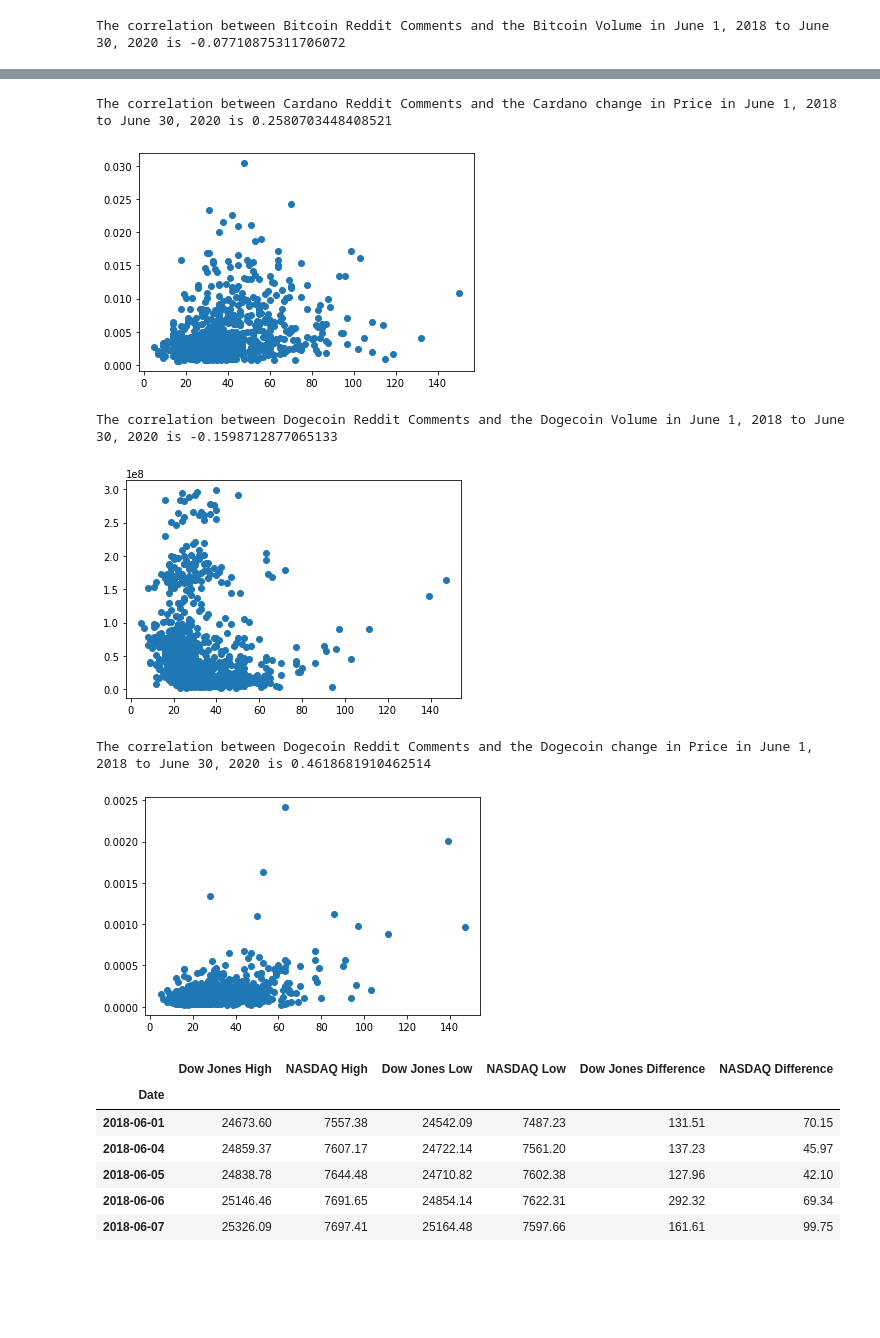
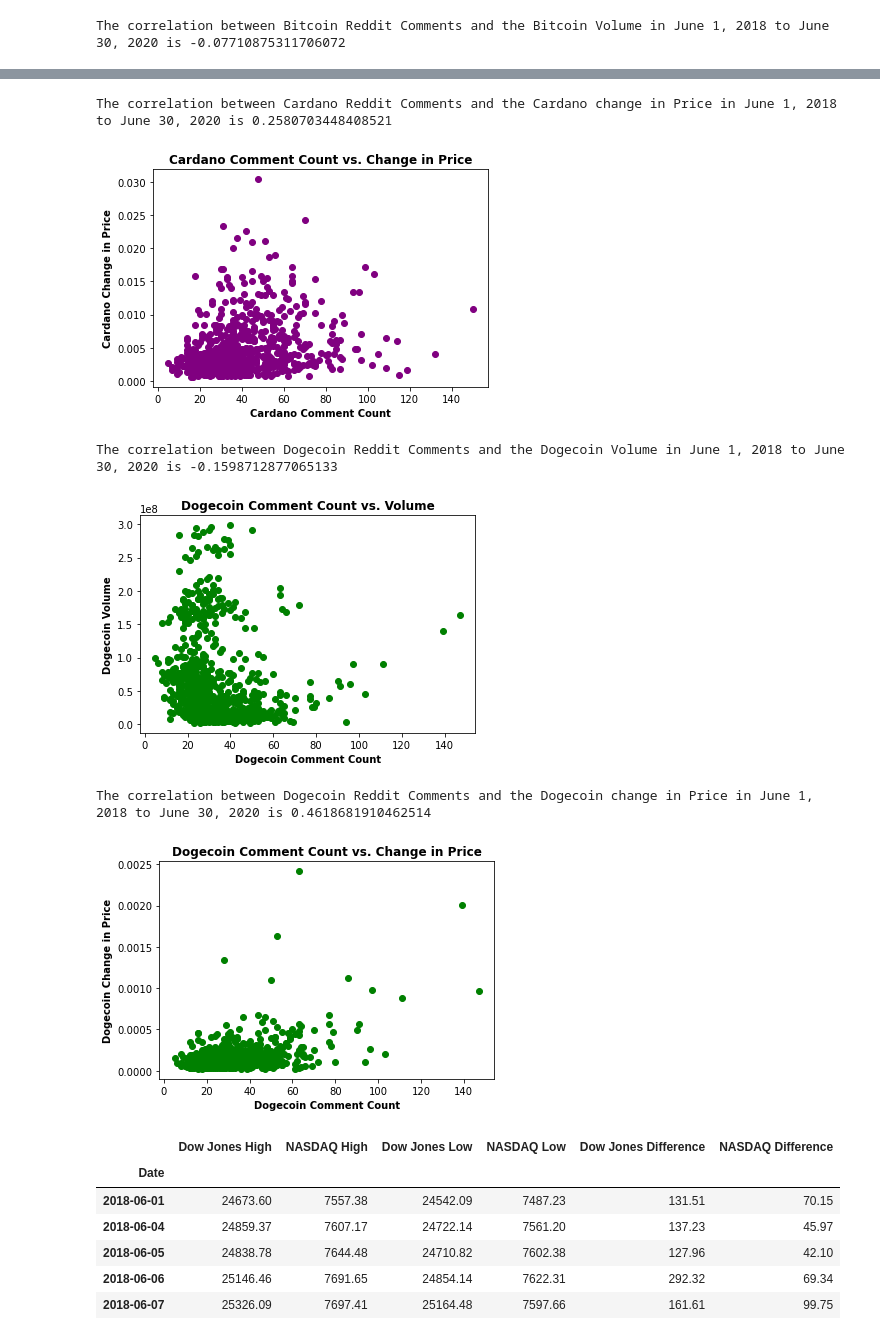
Before and after one commit to ashleighdevito/Cryptocurrency, a Jupyter notebook: Analysis/Working_Scripts/statistics.ipynb, the cells around one changed output, grey strips where cells are left out. Saved outputs shown, nothing was run; the diff lists cells and outputs as text; code cells hidden in the pictures; blank space fills up the shorter version.

```diff
--- a/Analysis/Working_Scripts/statistics.ipynb
+++ b/Analysis/Working_Scripts/statistics.ipynb
@@ -259,7 +259,7 @@ crypto_high.head()
 # %%
 crypto_change = pd.merge(crypto_high, crypto_low, on = 'Date')
 crypto_change['Bitcoin Difference'] = crypto_change['Bitcoin High'] - crypto_change['Bitcoin Low']
-crypto_change['Etheremum Difference'] = crypto_change['Etheremum High'] - crypto_change['Etheremum Low']
+crypto_change['Ethereum Difference'] = crypto_change['Ethereum High'] - crypto_change['Ethereum Low']
 crypto_change['Dogecoin Difference'] = crypto_change['Dogecoin High'] - crypto_change['Dogecoin Low']
 crypto_change['Cardano Difference'] = crypto_change['Cardano High'] - crypto_change['Cardano Low']
 crypto_change
@@ -406,20 +421,23 @@ The correlation between Cardano Reddit Comments and the Cardano Volume in June 1
 # %%
 card_difference = crypto_change[['Cardano Difference']]
 card_difference.reset_index(inplace=True)
 
 card_diff_merged = pd.merge(card_comments, card_difference)
 card_com = card_diff_merged['SubReddit']
 card_diff = card_diff_merged['Cardano Difference']
 
 correlation = st.pearsonr(card_com, card_diff)
 
 print(f"The correlation between Cardano Reddit Comments and the Cardano change in Price in June 1, 2018 to June 30, 2020 is {correlation[0]}")
 
-plt.scatter(card_com, card_diff)
+plt.scatter(card_com, card_diff,color ="purple")
+plt.xlabel("Cardano Comment Count",fontweight="bold")
+plt.ylabel("Cardano Change in Price",fontweight="bold")
+plt.title("Cardano Comment Count vs. Change in Price",fontweight="bold")
 plt.show()
 # %% [output]
 The correlation between Cardano Reddit Comments and the Cardano change in Price in June 1, 2018 to June 30, 2020 is 0.2580703448408521
-[figure, old version]
+[figure, new version]
 # %%
 doge_comments = df.loc[df['Exchange']=='Dogecoin', ['Date', 'SubReddit']]
 doge_comments.reset_index()
@@ -432,11 +450,14 @@ doge_volume_merged = doge_merged_df['Dogecoin Volume']
 correlation = st.pearsonr(doge_comments_merged, doge_volume_merged)
 
 print(f"The correlation between Dogecoin Reddit Comments and the Dogecoin Volume in June 1, 2018 to June 30, 2020 is {correlation[0]}")
-plt.scatter(doge_comments_merged, doge_volume_merged)
+plt.scatter(doge_comments_merged, doge_volume_merged,color ="green")
+plt.xlabel("Dogecoin Comment Count",fontweight="bold")
+plt.ylabel("Dogecoin Volume",fontweight="bold")
+plt.title("Dogecoin Comment Count vs. Volume",fontweight="bold")
 plt.show()
 # %% [output]
 The correlation between Dogecoin Reddit Comments and the Dogecoin Volume in June 1, 2018 to June 30, 2020 is -0.1598712877065133
-[figure, old version]
+[figure, new version]
 # %%
 doge_difference = crypto_change[['Dogecoin Difference']]
 doge_difference.reset_index(inplace=True)
@@ -449,11 +470,14 @@ correlation = st.pearsonr(doge_com, doge_diff)
 
 print(f"The correlation between Dogecoin Reddit Comments and the Dogecoin change in Price in June 1, 2018 to June 30, 2020 is {correlation[0]}")
 
-plt.scatter(doge_com, doge_diff)
+plt.scatter(doge_com, doge_diff,color ="green")
+plt.xlabel("Dogecoin Comment Count",fontweight="bold")
+plt.ylabel("Dogecoin Change in Price",fontweight="bold")
+plt.title("Dogecoin Comment Count vs. Change in Price",fontweight="bold")
 plt.show()
 # %% [output]
 The correlation between Dogecoin Reddit Comments and the Dogecoin change in Price in June 1, 2018 to June 30, 2020 is 0.4618681910462514
-[figure, old version]
+[figure, new version]
 # %%
 stock_indexes_list_volume = pd.read_csv("output/stock_indexes_volume.csv", index_col= 0)
 stock_indexes_high = pd.read_csv("output/stock_indexes_high.csv", index_col= 0)
```
Also changed, not shown: parts of 25 cells of this notebook, 30 other files.
